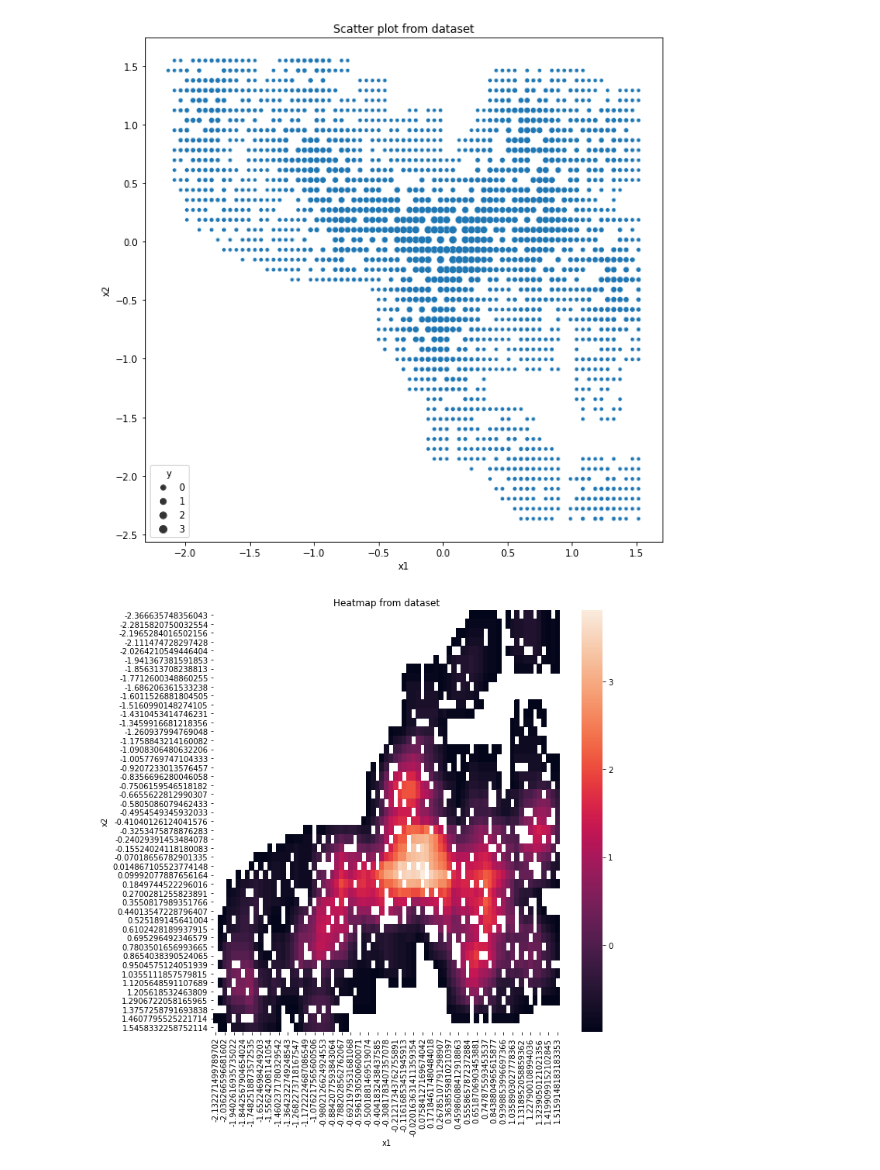
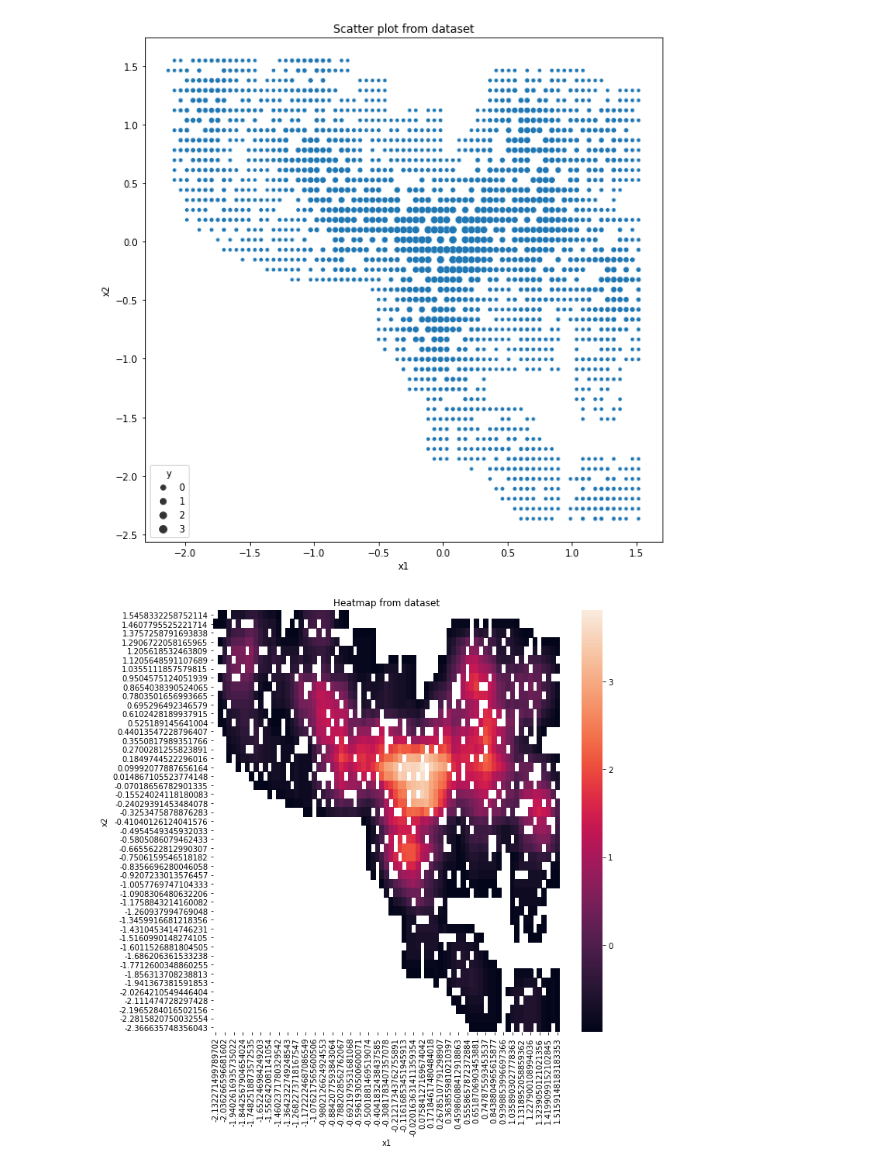
Before and after one commit to TheKompot/NeuralNetwork, a Jupyter notebook: EDA.ipynb, the cells around one changed output. Cells and saved outputs as stored; diff of their text form; code cells hidden in the pictures.

Commit message:
fixed heatmap (wrong x2 ordering)

```diff
--- a/EDA.ipynb
+++ b/EDA.ipynb
@@ -65,8 +65,9 @@ plt.show()
 # %%
 fig,ax = plt.subplots(figsize=(10,10))
 df_hm = df.pivot('x2','x1','y')
+df_hm = df_hm.sort_index(axis=0,ascending=False)
 ax.set_title('Heatmap from dataset')
 sns.heatmap(df_hm,ax=ax)
 plt.show()
 # %% [output]
-[figure, old version]
+[figure, new version]
```
Also changed, not shown: 1 other file.
